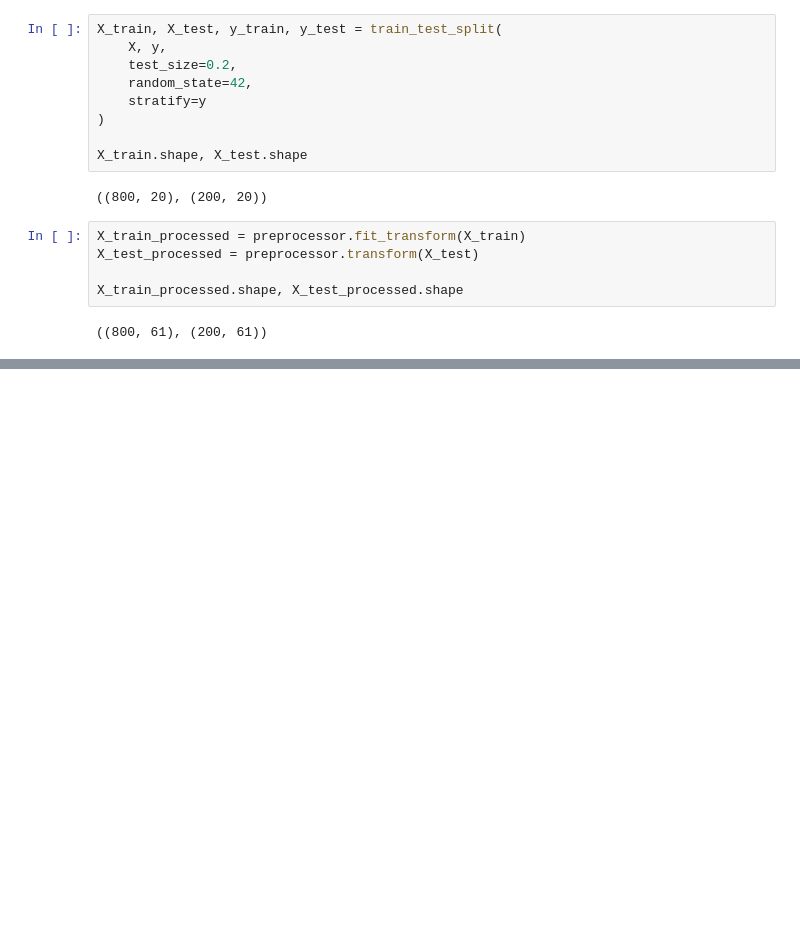
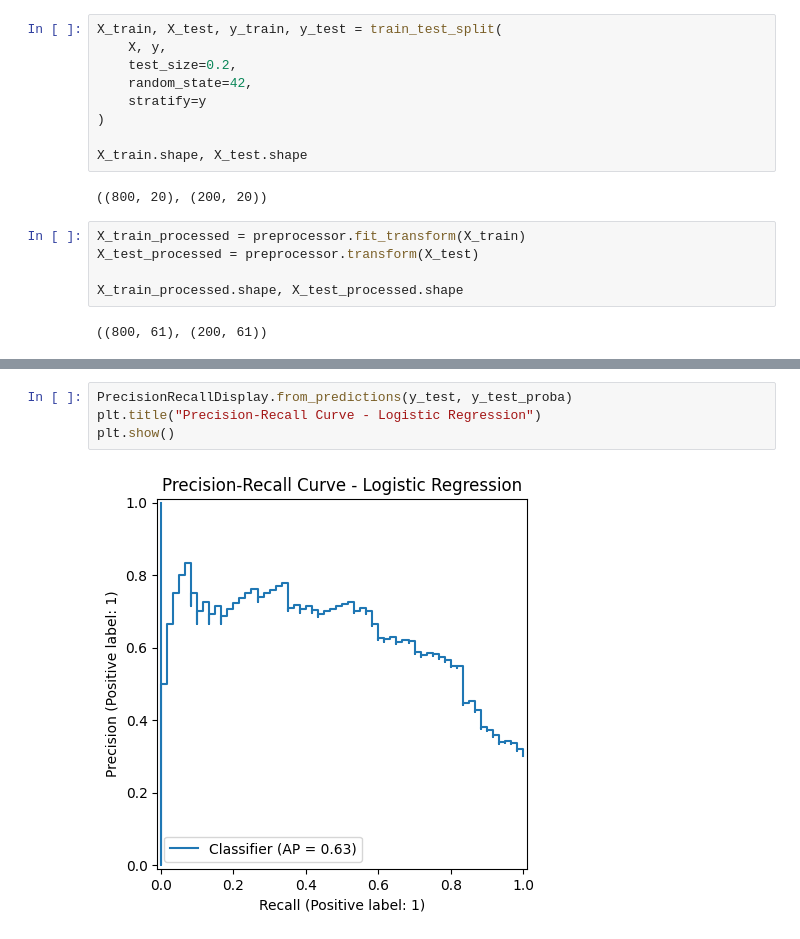
Before and after one commit to avyaktP/uncertainty-ai, a Jupyter notebook: notebooks/data_exploration.ipynb, the cells around one changed output, grey strips where cells are left out. Drawn from its saved outputs; the diff is of its cells as text; blank space fills up the shorter version.

```diff
--- a/notebooks/data_exploration.ipynb
+++ b/notebooks/data_exploration.ipynb
@@ -89,0 +136,6 @@ X_train_processed.shape, X_test_processed.shape
+# %%
+PrecisionRecallDisplay.from_predictions(y_test, y_test_proba)
+plt.title("Precision-Recall Curve - Logistic Regression")
+plt.show()
+# %% [output]
+[figure, added]
```
Also changed, not shown: parts of 8 cells of this notebook.
